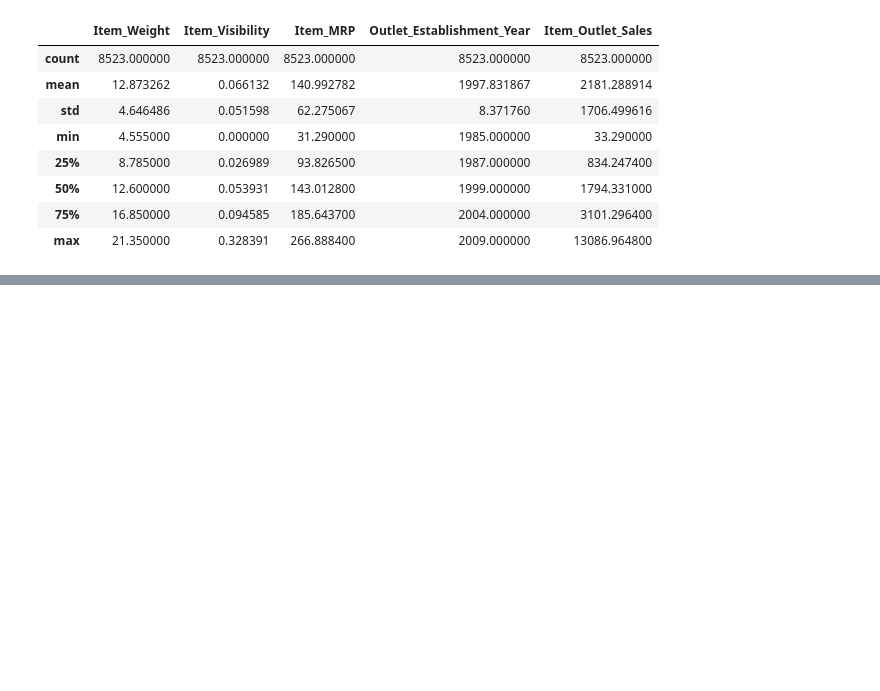
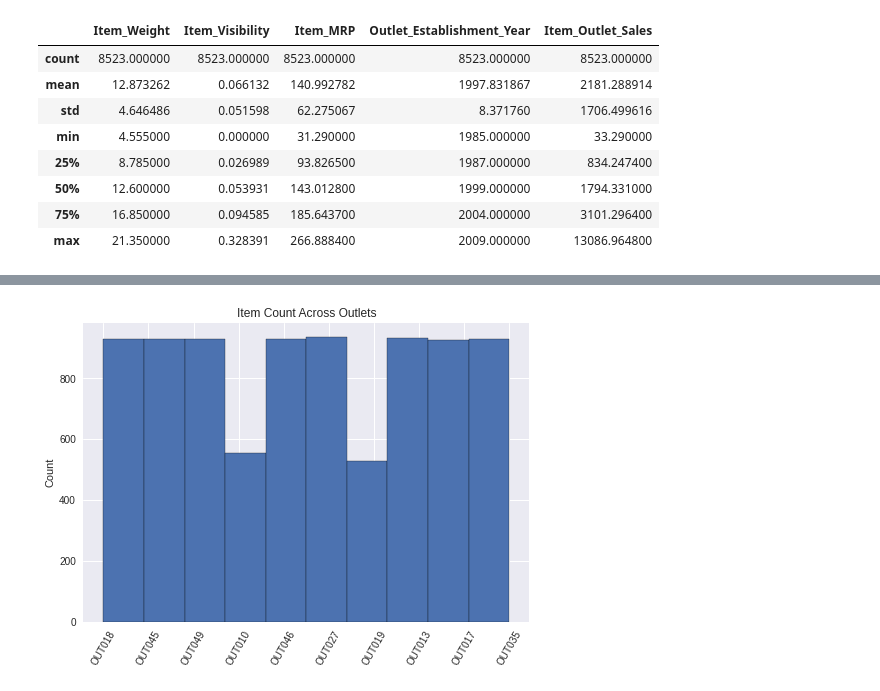
Before and after one commit to hachristina/food-sales-prediction, a Jupyter notebook: Food_Sales_Prediction_Project.ipynb, the cells around one changed output, grey strips where cells are left out. Saved outputs shown, nothing was run; the diff lists cells and outputs as text; code cells hidden in the pictures; blank space fills up the shorter version.

```diff
--- a/Food_Sales_Prediction_Project.ipynb
+++ b/Food_Sales_Prediction_Project.ipynb
@@ -232,0 +231,11 @@ df[["Item_Weight", "Item_Visibility", "Item_MRP", "Outlet_Establishment_Year", "
+# %%
+#1. Histogram to view the distributions of various feature in your dataset
+
+#Viewing distribution of quantity of items carried across individual outlets
+plt.style.use('seaborn')
+df['Outlet_Identifier'].hist(bins=10, edgecolor = "black")
+plt.xticks(rotation = 60)
+plt.title("Item Count Across Outlets")
+plt.ylabel('Count');
+# %% [output]
+[figure, added]
```
Also changed, not shown: parts of 9 cells of this notebook.
